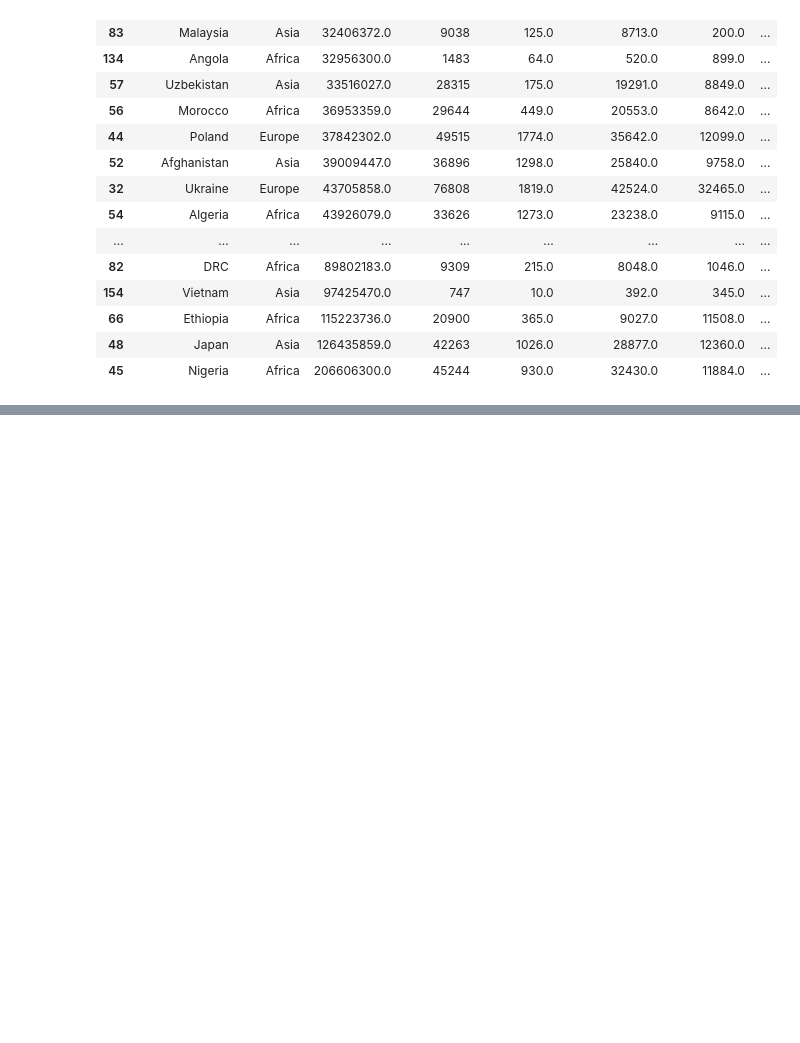
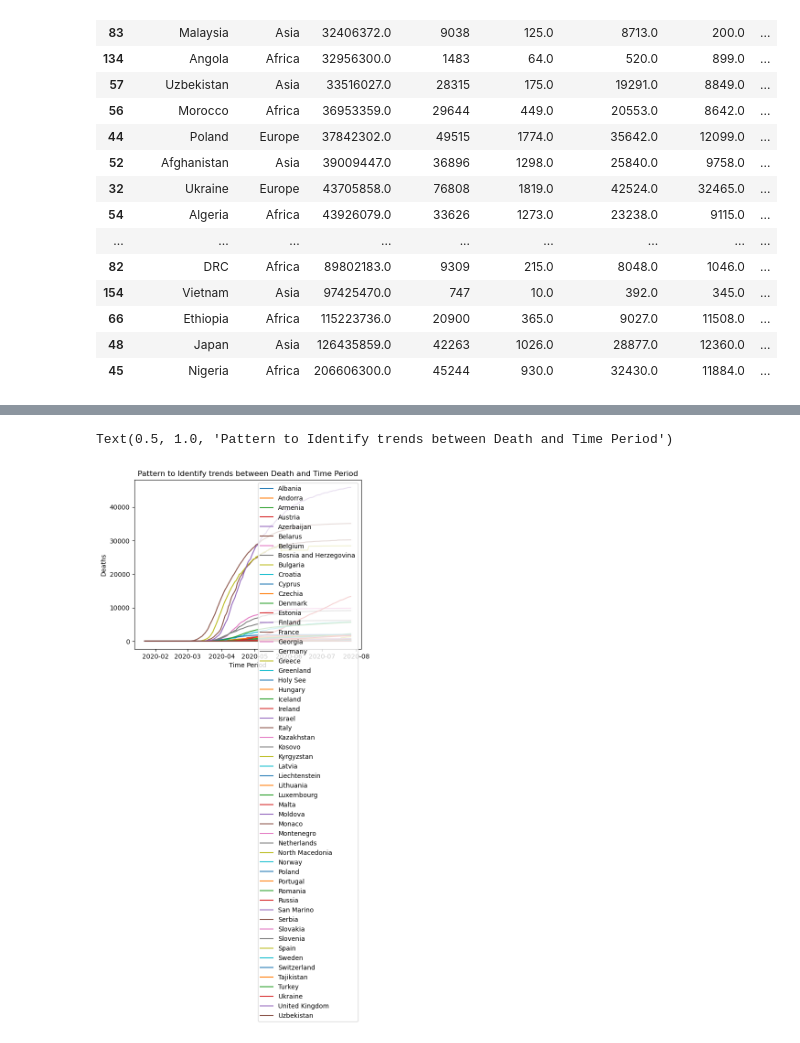
Before and after one commit to mynkchn/Drive-Into-Analysis, a Jupyter notebook: Covid Data Analysis/covid_data_analysis.ipynb, the cells around one changed output, grey strips where cells are left out. Saved outputs shown, nothing was run; the diff lists cells and outputs as text; code cells hidden in the pictures; blank space fills up the shorter version.

```diff
--- a/Covid Data Analysis/covid_data_analysis.ipynb
+++ b/Covid Data Analysis/covid_data_analysis.ipynb
@@ -258,0 +375,2 @@ sorted_avg
+# %%
+europe_countries=covid_grouped[covid_grouped['WHO Region']=='Europe']
@@ -258,0 +407,10 @@ sorted_avg
+# %%
+for country in europe_countries['Country/Region'].unique():
+  plt.plot(europe_countries[europe_countries['Country/Region']==country]['Date'],europe_countries[europe_countries['Country/Region']==country]['Deaths'],label=country)
+plt.legend()
+plt.xlabel('Time Period')
+plt.ylabel('Deaths')
+plt.title('Pattern to Identify trends between Death and Time Period')
+# %% [output]
+Text(0.5, 1.0, 'Pattern to Identify trends between Death and Time Period')
+[figure, added]
```
Also changed, not shown: parts of 29 cells of this notebook.
